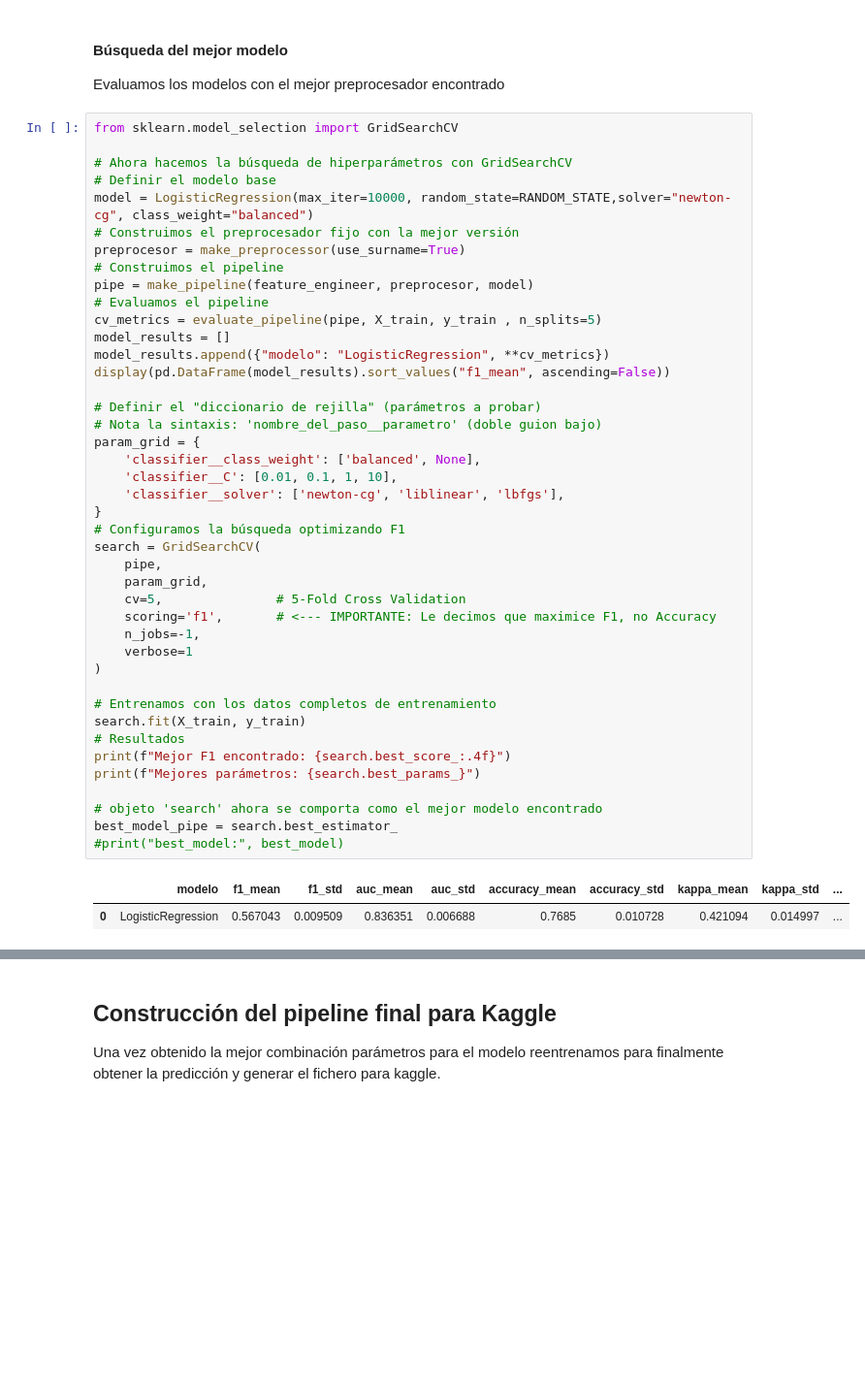
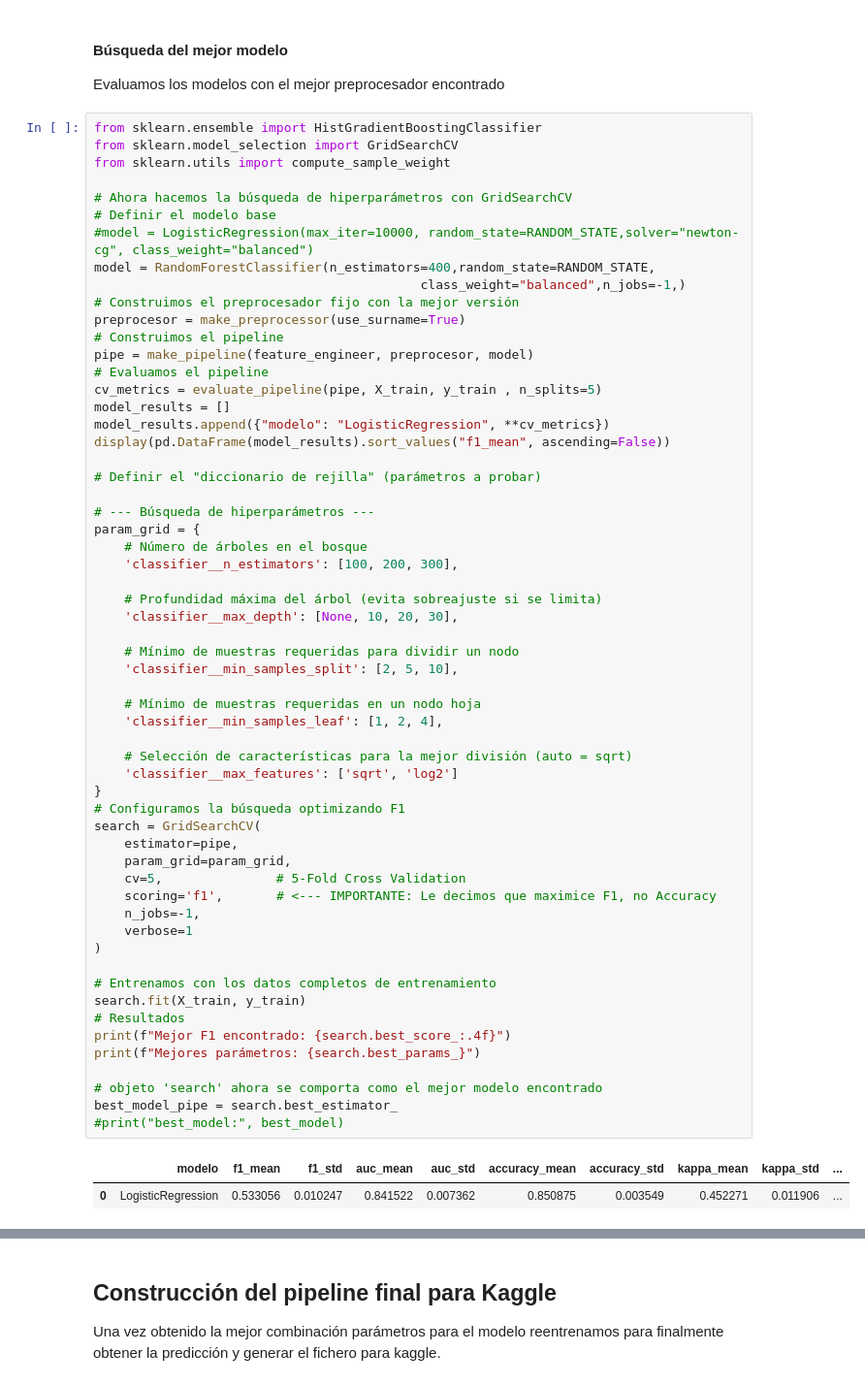
Before and after one commit to vidaldominguez/cdaa-customer-churn, a Jupyter notebook: customer_churn.ipynb, the cells around one changed output, grey strips where cells are left out. Shown at 97% size. Saved outputs shown, nothing was run; the diff lists cells and outputs as text; blank space fills up the shorter version.

Commit message:
update Testing RandomForest

```diff
--- a/customer_churn.ipynb
+++ b/customer_churn.ipynb
@@ -422,47 +422,63 @@ use_surname_preprocesor = True
 
 Evaluamos los modelos con el mejor preprocesador encontrado
 # %%
+from sklearn.ensemble import HistGradientBoostingClassifier
 from sklearn.model_selection import GridSearchCV
+from sklearn.utils import compute_sample_weight
 
 # Ahora hacemos la búsqueda de hiperparámetros con GridSearchCV
 # Definir el modelo base
-model = LogisticRegression(max_iter=10000, random_state=RANDOM_STATE,solver="newton-cg", class_weight="balanced")
+#model = LogisticRegression(max_iter=10000, random_state=RANDOM_STATE,solver="newton-cg", class_weight="balanced")
+model = RandomForestClassifier(n_estimators=400,random_state=RANDOM_STATE,
+                                           class_weight="balanced",n_jobs=-1,)
 # Construimos el preprocesador fijo con la mejor versión
 preprocesor = make_preprocessor(use_surname=True)
 # Construimos el pipeline
 pipe = make_pipeline(feature_engineer, preprocesor, model)
 # Evaluamos el pipeline
 cv_metrics = evaluate_pipeline(pipe, X_train, y_train , n_splits=5)
 model_results = []
 model_results.append({"modelo": "LogisticRegression", **cv_metrics})
 display(pd.DataFrame(model_results).sort_values("f1_mean", ascending=False))
 
 # Definir el "diccionario de rejilla" (parámetros a probar)
-# Nota la sintaxis: 'nombre_del_paso__parametro' (doble guion bajo)
+
+# --- Búsqueda de hiperparámetros ---
 param_grid = {
-    'classifier__class_weight': ['balanced', None],
-    'classifier__C': [0.01, 0.1, 1, 10],
-    'classifier__solver': ['newton-cg', 'liblinear', 'lbfgs'],
+    # Número de árboles en el bosque
+    'classifier__n_estimators': [100, 200, 300],
+
+    # Profundidad máxima del árbol (evita sobreajuste si se limita)
+    'classifier__max_depth': [None, 10, 20, 30],
+
+    # Mínimo de muestras requeridas para dividir un nodo
+    'classifier__min_samples_split': [2, 5, 10],
+
+    # Mínimo de muestras requeridas en un nodo hoja
+    'classifier__min_samples_leaf': [1, 2, 4],
+
+    # Selección de características para la mejor división (auto = sqrt)
+    'classifier__max_features': ['sqrt', 'log2']
 }
 # Configuramos la búsqueda optimizando F1
 search = GridSearchCV(
-    pipe,
-    param_grid,
+    estimator=pipe,
+    param_grid=param_grid,
     cv=5,               # 5-Fold Cross Validation
     scoring='f1',       # <--- IMPORTANTE: Le decimos que maximice F1, no Accuracy
     n_jobs=-1,
     verbose=1
 )
 
 # Entrenamos con los datos completos de entrenamiento
 search.fit(X_train, y_train)
 # Resultados
 print(f"Mejor F1 encontrado: {search.best_score_:.4f}")
 print(f"Mejores parámetros: {search.best_params_}")
 
 # objeto 'search' ahora se comporta como el mejor modelo encontrado
 best_model_pipe = search.best_estimator_
 #print("best_model:", best_model)
 # %% [output]
 |  | modelo | f1_mean | f1_std | auc_mean | auc_std | accuracy_mean | accuracy_std | kappa_mean | kappa_std | ... |
-| 0 | LogisticRegression | 0.567043 | 0.009509 | 0.836351 | 0.006688 | 0.7685 | 0.010728 | 0.421094 | 0.014997 | ... |
+| 0 | LogisticRegression | 0.533056 | 0.010247 | 0.841522 | 0.007362 | 0.850875 | 0.003549 | 0.452271 | 0.011906 | ... |
```
Also changed, not shown: parts of 2 cells of this notebook.
